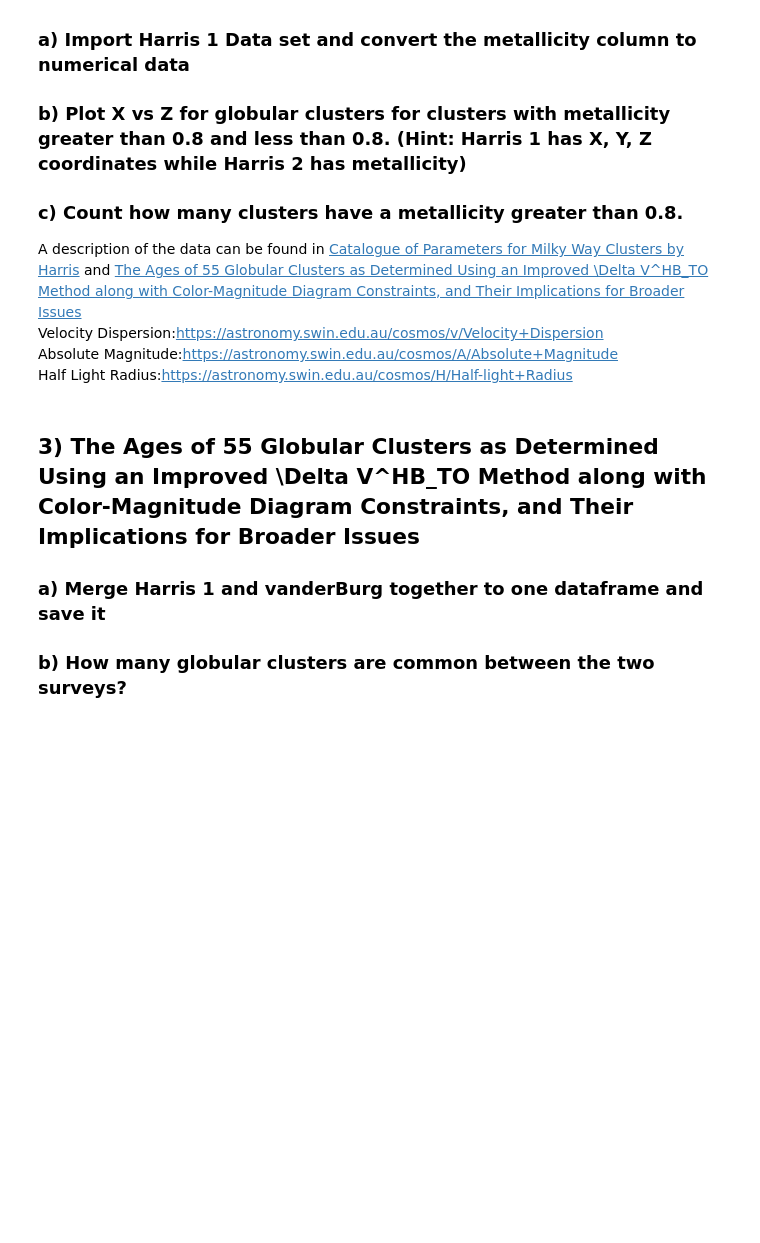
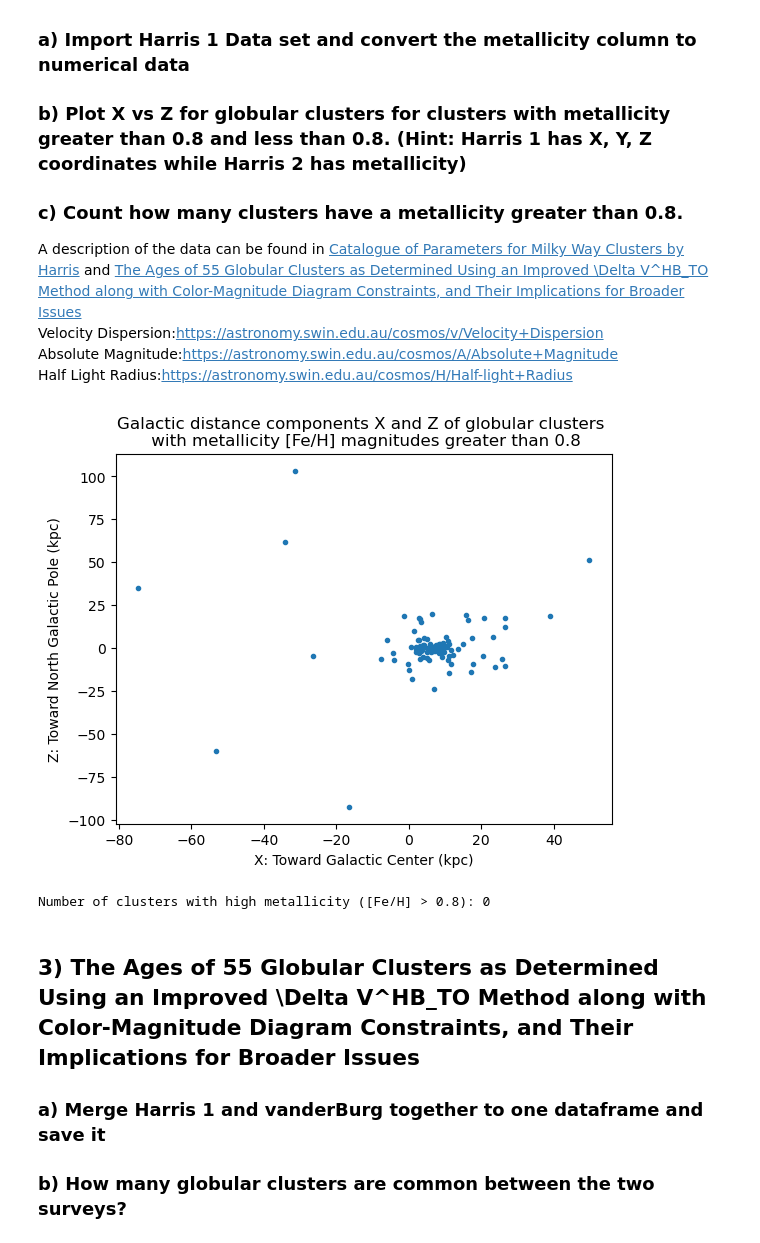
Before and after one commit to C-4801/PHYS3116_Tutorials, a Jupyter notebook: Week2/PHYS3116_Week2_Tutorial.ipynb, the cells around one changed output. Cells and saved outputs as stored; diff of their text form; code cells hidden in the pictures; blank space fills up the shorter version.

```diff
--- a/Week2/PHYS3116_Week2_Tutorial.ipynb
+++ b/Week2/PHYS3116_Week2_Tutorial.ipynb
@@ -180,39 +202,23 @@ H_Data_Pt1 = pd.read_csv("HarrisPartI.csv")
 H_Data_Pt2 = pd.read_csv("HarrisPartII.csv")
 H_Data_Pt3 = pd.read_csv("HarrisPartIII.csv")
 
-
-
-(
-H_Data_Pt1["ID"],
-H_Data_Pt1["Name"],
-H_Data_Pt1["RA"],
-H_Data_Pt1["DEC"],
-H_Data_Pt1["L"],
-H_Data_Pt1["B"],
-H_Data_Pt1["R_Sun"],
-H_Data_Pt1["R_gc"],
-H_Data_Pt1["X"],
-H_Data_Pt1["Y"],
-H_Data_Pt1["Z"]
-)
-
-ID,[Fe/H],
-wt,
-E(B-V),
-V_HB,
-(m-M)V,
-V_t,
-"M_V,t",
-U-B,
-B-V,
-V-R,
-V-I,
-spt,
-ellip
+Fe_on_H = H_Data_Pt2["[Fe/H]"].str.strip().replace('', np.nan, regex=True).astype(float) #Removes all whitespace, then changes empty '' into NaN.
+# Done this way so that anything unexpected should still give an error
 # %%
 # 2) b)
+XZ = H_Data_Pt1[["X","Z"]][abs(Fe_on_H)>0.8] #Uses a mask to only keep X & Z data for clusters with |[Fe/H]|>0.8
+
+plt.plot(XZ["X"],XZ["Z"],".")
+plt.xlabel("X: Toward Galactic Center (kpc)")
+plt.ylabel("Z: Toward North Galactic Pole (kpc)")
+plt.title("Galactic distance components X and Z of globular clusters \n with metallicity [Fe/H] magnitudes greater than 0.8");
+# %% [output]
+[figure, added]
 # %%
 # 2) c)
+print("Number of clusters with high metallicity ([Fe/H] > 0.8): "+str(sum(Fe_on_H>0.8)))
+# %% [output]
+Number of clusters with high metallicity ([Fe/H] > 0.8): 0
 # %% [markdown]
 ## 3) The Ages of 55 Globular Clusters as Determined Using an Improved \Delta V^HB_TO Method along with Color-Magnitude Diagram Constraints, and Their Implications for Broader Issues
 ### a) Merge Harris 1 and vanderBurg together to one dataframe and save it
```
Also changed, not shown: parts of 2 cells of this notebook.
